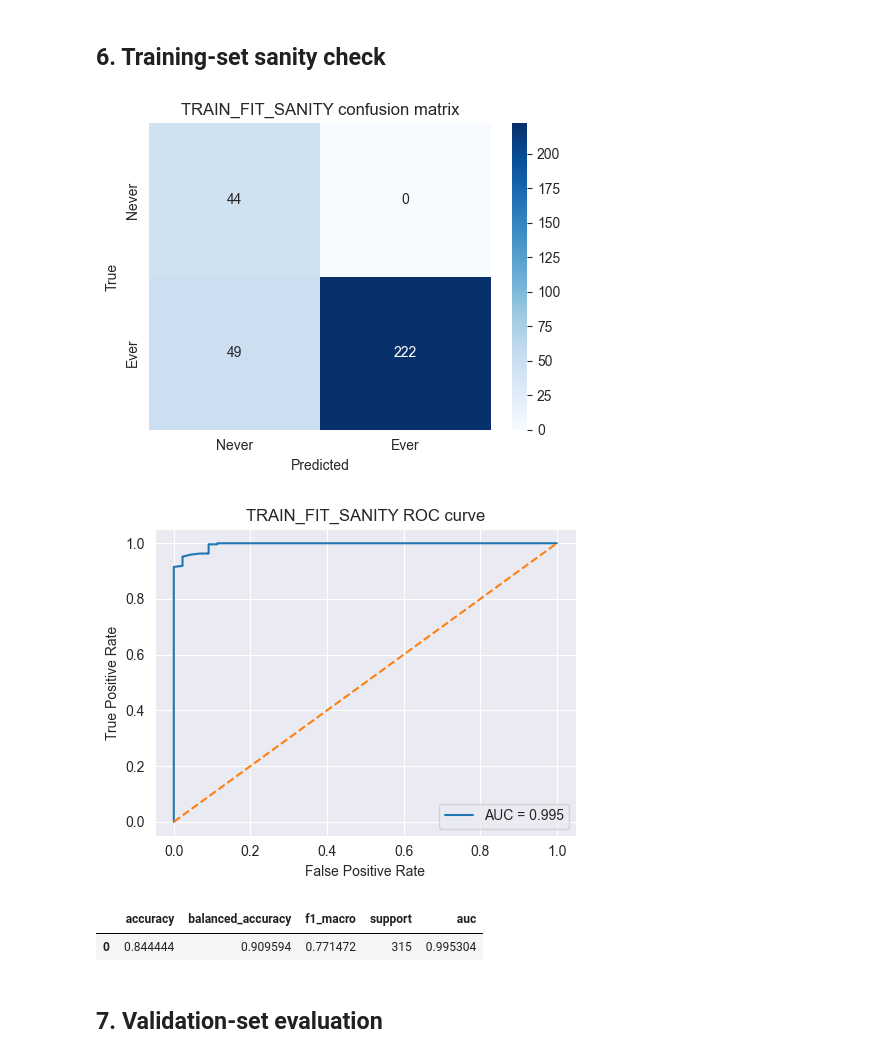
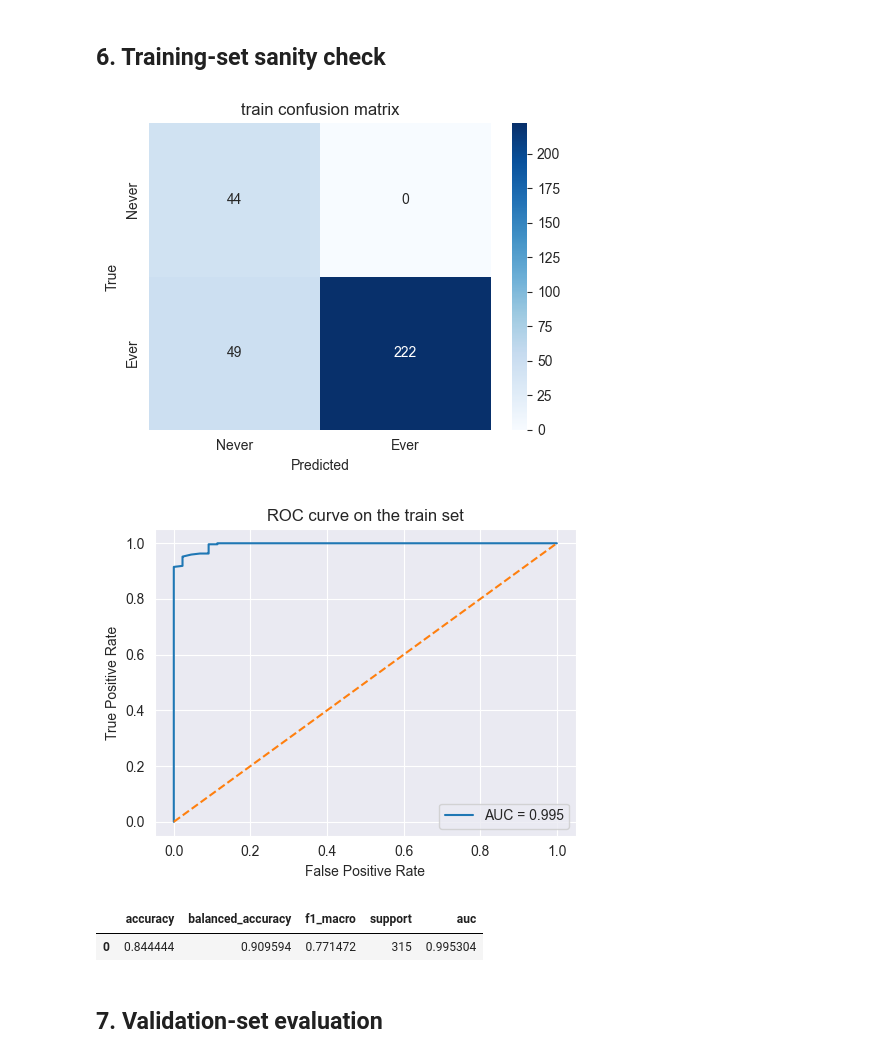
Before and after one commit to MiJen27/tcga-luad-smoking-signatures, a Jupyter notebook: 06_supervised_balanced_random_forest.ipynb, the cells around one changed output. Saved outputs shown, nothing was run; the diff lists cells and outputs as text; code cells hidden in the pictures.

```diff
--- a/06_supervised_balanced_random_forest.ipynb
+++ b/06_supervised_balanced_random_forest.ipynb
@@ -290,7 +290,7 @@ def plot_binary_roc(y_true, y_score, tag):
     plt.plot([0, 1], [0, 1], linestyle="--")
     plt.xlabel("False Positive Rate")
     plt.ylabel("True Positive Rate")
-    plt.title(f"{tag} ROC curve")
+    plt.title(f"ROC curve on the {tag} set")
     plt.legend(loc="lower right")
     plt.tight_layout()
 
@@ -315,10 +315,10 @@ def evaluate_model(model, X, y, tag):
 # %%
 brf_selected = best_model
 
-display(evaluate_model(brf_selected, X_train, y_train, "TRAIN_FIT_SANITY"))
+display(evaluate_model(brf_selected, X_train, y_train, "train"))
 # %% [output]
-[figure, old version]
+[figure, new version]
-[figure, old version]
+[figure, new version]
 |  | accuracy | balanced_accuracy | f1_macro | support | auc |
 | 0 | 0.844444 | 0.909594 | 0.771472 | 315 | 0.995304 |
 # %% [markdown]
```
Also changed, not shown: parts of 2 cells of this notebook, 1 other file.
